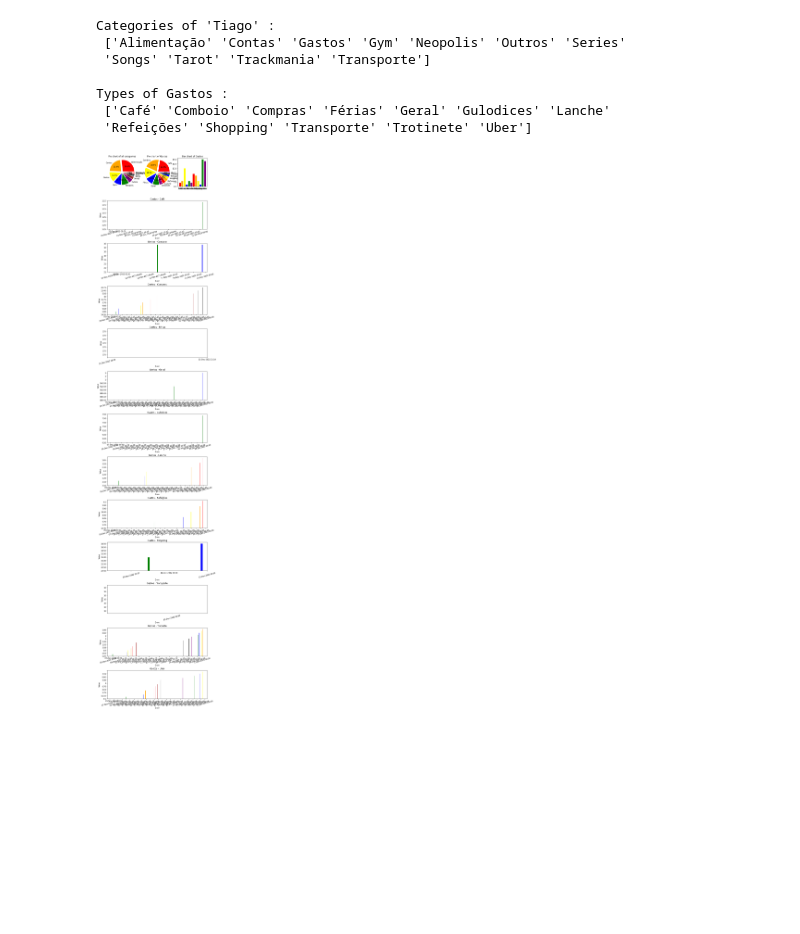
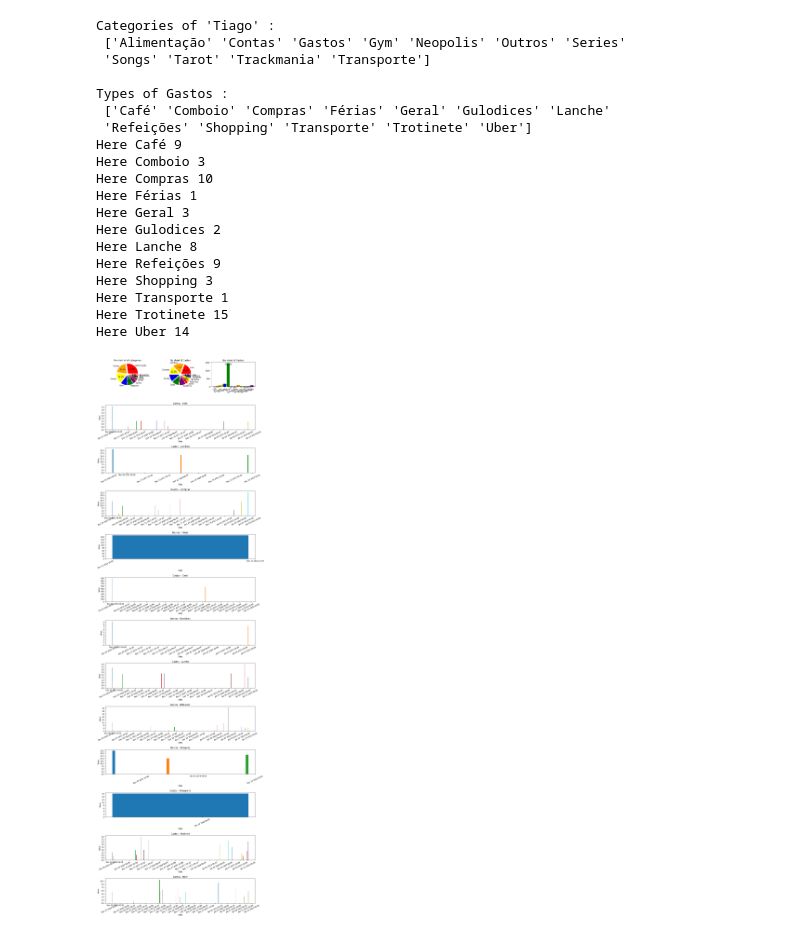
Before and after one commit to tiagoalmeida25/TrackerApp, a Jupyter notebook: Ficheiros/view.ipynb, the cells around one changed output. Saved outputs shown, nothing was run; the diff lists cells and outputs as text; code cells hidden in the pictures; blank space fills up the shorter version.

```diff
--- a/Ficheiros/view.ipynb
+++ b/Ficheiros/view.ipynb
@@ -59,16 +67,21 @@ def time_series(type_of, df):
     values = df['Value']
     dates = df['Date']
 
-    dtFmt = mdates.DateFormatter('%d-%b-%Y %H:%M')
+    print('Here', df['Type'].iloc[0], len(values))
+
+    dtFmt = mdates.DateFormatter('%b %d %Y %H:%M')
 
     plt.gca().xaxis.set_major_formatter(dtFmt)
     plt.gca().xaxis.set_major_locator(mdates.DayLocator(range(1,31,2)))
     plt.gca().yaxis.set_major_locator(plt.MaxNLocator(10))
     # plt.gca().xaxis.set_major_locator(mdates.HourLocator(byhour=(range(0,24,24))))
-    plt.xticks(rotation=15, fontweight='light')
+    plt.xticks(rotation=25, fontweight='light')
 
     # plt.plot(dates,values, color='red')
-    plt.bar(dates,values, width=0.1, color=['purple','green','blue','yellow','orange','red','pink','brown','grey','black'])
+    for date, value in zip(dates, values):
+        plt.bar(date,value, width=0.1)
+    # for date, value in zip(dates, values):
+        # plt.scatter(dates,values)
 
     plt.title(category + ' - ' + type_of)
     plt.xlabel('Date')
@@ -115,23 +128,24 @@ def bar_chart(df):
     values = list()
 
     if df['Value'].dtype == 'float64':
-        for type in types:
-            df_type = df.loc[df['Type'] == type]
+        for type_ in types:
+            df_type = df.loc[df['Type'] == type_]
             values.append(df_type['Value'].sum())
 
         plt.bar(types, values, color=['red', 'orange', 'yellow', 'blue', 'green', 'purple'])
         for i, v in enumerate(values):
             plt.text(i, v-max(values)/15, str(round(v,2)), color='black', ha='center')
     else:
-        for type in types:
-            values.append(len(df.loc[df['Type']==type]))
+        for type_ in types:
+            values.append(len(df.loc[df['Type']==type_]))
         plt.bar(types, values, color=['red', 'orange', 'yellow', 'blue', 'green', 'purple'])
 
+    plt.xticks(rotation=90, fontweight='light')
     plt.title('Bar chart of ' + category)
 # %%
-def plot_in_one(df_category, df_type, df, types):
-    fig = plt.figure(figsize=(10, 5*len(types)))
-    gs = GridSpec(nrows=len(types)+2, ncols=3,hspace = .5)
+def plot_in_one(df_category, df, types):
+    fig = plt.figure(figsize=(15, 5*len(types)))
+    gs = GridSpec(nrows=len(types)+2, ncols=3,hspace = .75)
 
     ax0 = fig.add_subplot(gs[0, 0])
     pie_chart_all_categories(df)
@@ -150,27 +164,36 @@ def plot_in_one(df_category, df_type, df, types):
     plt.show()
 # %%
 category = 'Gastos'
-type_of = 'Rendas'
-
 
 df_category = get_category_df(df_categories, category)
-df_type = get_type_df(df_category, type_of)
 
 types = df_category['Type'].unique()
 
 print('Categories of', username,':\n', categories)
 print('\nTypes of', category,':\n', df_category['Type'].unique())
 
-plot_in_one(df_category, df_type,df, types)
+plot_in_one(df_category, df, types)
 # %% [output]
 Categories of 'Tiago' :
  ['Alimentação' 'Contas' 'Gastos' 'Gym' 'Neopolis' 'Outros' 'Series'
  'Songs' 'Tarot' 'Trackmania' 'Transporte']
 
 Types of Gastos :
  ['Café' 'Comboio' 'Compras' 'Férias' 'Geral' 'Gulodices' 'Lanche'
  'Refeições' 'Shopping' 'Transporte' 'Trotinete' 'Uber']
+Here Café 9
+Here Comboio 3
+Here Compras 10
+Here Férias 1
+Here Geral 3
+Here Gulodices 2
+Here Lanche 8
+Here Refeições 9
+Here Shopping 3
+Here Transporte 1
+Here Trotinete 15
+Here Uber 14
-[figure, old version]
+[figure, new version]
 # %%
 
 print()
```
Also changed, not shown: parts of 5 cells of this notebook, 3 other files.
